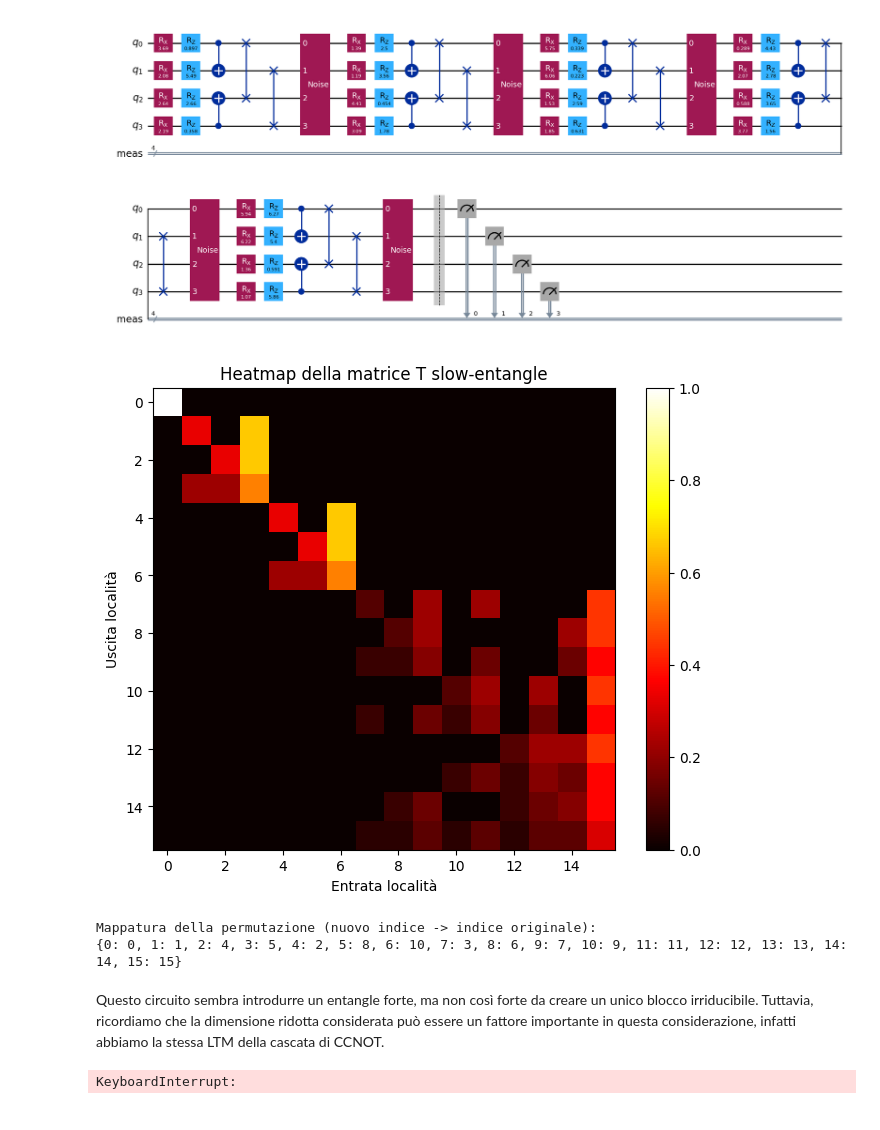
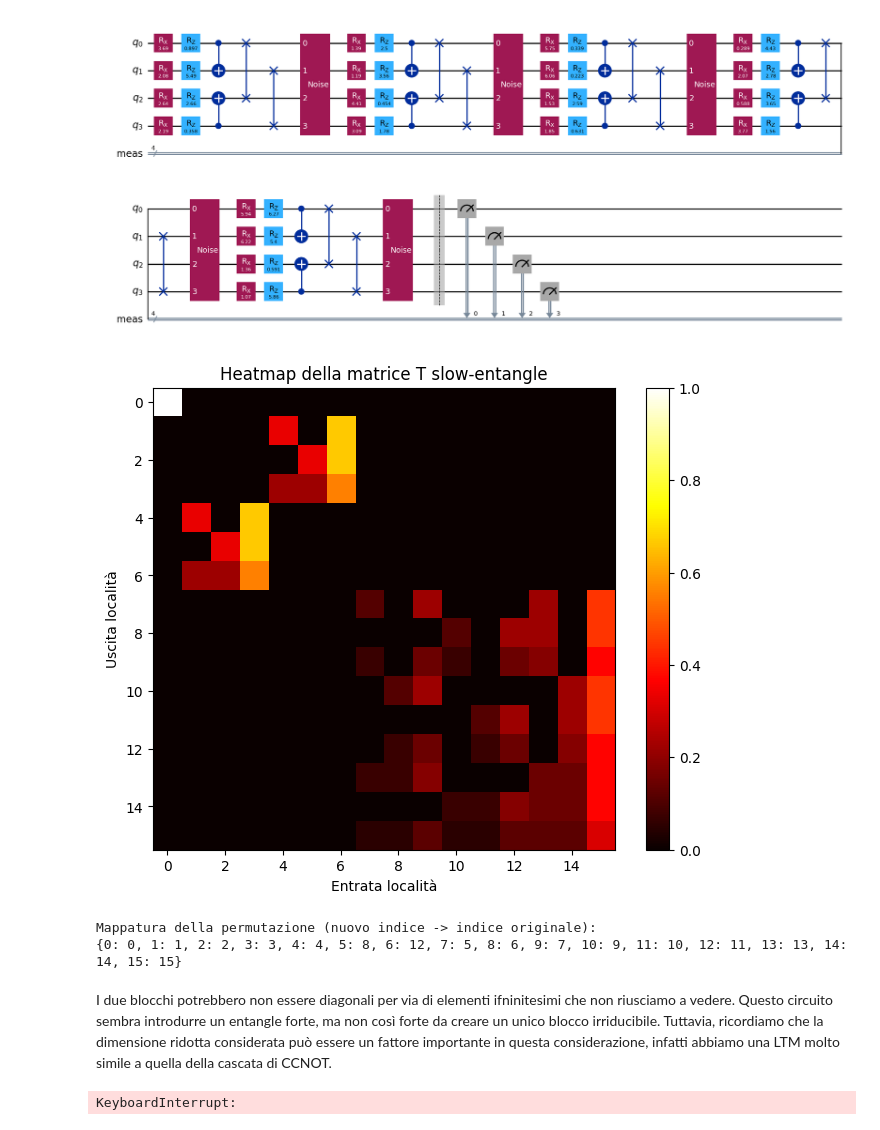
Before and after one commit to sebastianopian/QC.exam, a Jupyter notebook: 00_program final.ipynb, the cells around one changed output. Cells and saved outputs as stored; diff of their text form; code cells hidden in the pictures.

```diff
--- a/00_program final.ipynb
+++ b/00_program final.ipynb
@@ -818,10 +818,9 @@ circuit = QuantumCircuit(n)
 
 
 circuit.cx(0,1)
-for i in range (n-2):
-    circuit.cx(i+1, i+2)
-    circuit.cx(i, i+1)
-circuit.cx(n-2,n-1)
+circuit.cx(3,2)
+circuit.swap(0,2)
+circuit.swap(3,1)
 
 H = np.array(Operator(circuit))
 
@@ -853,38 +852,39 @@ for j_idx, tup_j in enumerate(unique_tuples):
 
 # 5. Diagonalizzazione a blocchi fortemente connessi tramite permutazioni
 # Costruiamo una "matrice di connettività": consideriamo un arco tra i nodi i e j se |T[i,j]| > tol
 tol = 1e-16
 connectivity = (np.abs(T) > tol).astype(int)
 
 # Trova i componenti connessi (trattando la matrice come grafo non diretto)
 n_components, comp_labels = connected_components(connectivity, directed=False, connection='weak')
 
 # La permutazione che raggruppa per componente è data da:
 permutation = np.argsort(comp_labels)
 # Riordiniamo T per ottenere una forma bloc-diagonale
 T_perm = T[permutation, :][:, permutation]
 
 # Salviamo la mappatura della permutazione: (nuovo indice -> indice originale)
 perm_mapping = {new_idx: old_idx for new_idx, old_idx in enumerate(permutation)}
 
 # 6. Plot della matrice T permutata come heatmap (si plottano i valori reali)
 plt.figure(figsize=(8, 6))
 plt.imshow(np.real(T_perm), cmap='hot', interpolation='nearest')
 plt.colorbar()
 plt.xlabel("Entrata località")
 plt.ylabel("Uscita località")
 plt.title("Heatmap della matrice T slow-entangle")
 plt.show()
 
 # Salva (o stampa) la mappatura della permutazione
 print("Mappatura della permutazione (nuovo indice -> indice originale):")
 print(perm_mapping)
 # %% [output]
-[figure, old version]
+[figure, new version]
 Mappatura della permutazione (nuovo indice -> indice originale):
-{0: 0, 1: 1, 2: 4, 3: 5, 4: 2, 5: 8, 6: 10, 7: 3, 8: 6, 9: 7, 10: 9, 11: 11, 12: 12, 13: 13, 14: 14, 15: 15}
+{0: 0, 1: 1, 2: 2, 3: 3, 4: 4, 5: 8, 6: 12, 7: 5, 8: 6, 9: 7, 10: 9, 11: 10, 12: 11, 13: 13, 14: 14, 15: 15}
 # %% [markdown]
-Questo circuito sembra introdurre un entangle forte, ma non così forte da creare un unico blocco irriducibile. Tuttavia, ricordiamo che la dimensione ridotta considerata può essere un fattore importante in questa considerazione, infatti abbiamo la stessa LTM della cascata di CCNOT.
+I due blocchi potrebbero non essere diagonali per via di elementi ifninitesimi che non riusciamo a vedere.
+Questo circuito sembra introdurre un entangle forte, ma non così forte da creare un unico blocco irriducibile. Tuttavia, ricordiamo che la dimensione ridotta considerata può essere un fattore importante in questa considerazione, infatti abbiamo una LTM molto simile a quella della cascata di CCNOT.
 # %%
 import qiskit as qc
 from qiskit_aer import Aer
```
